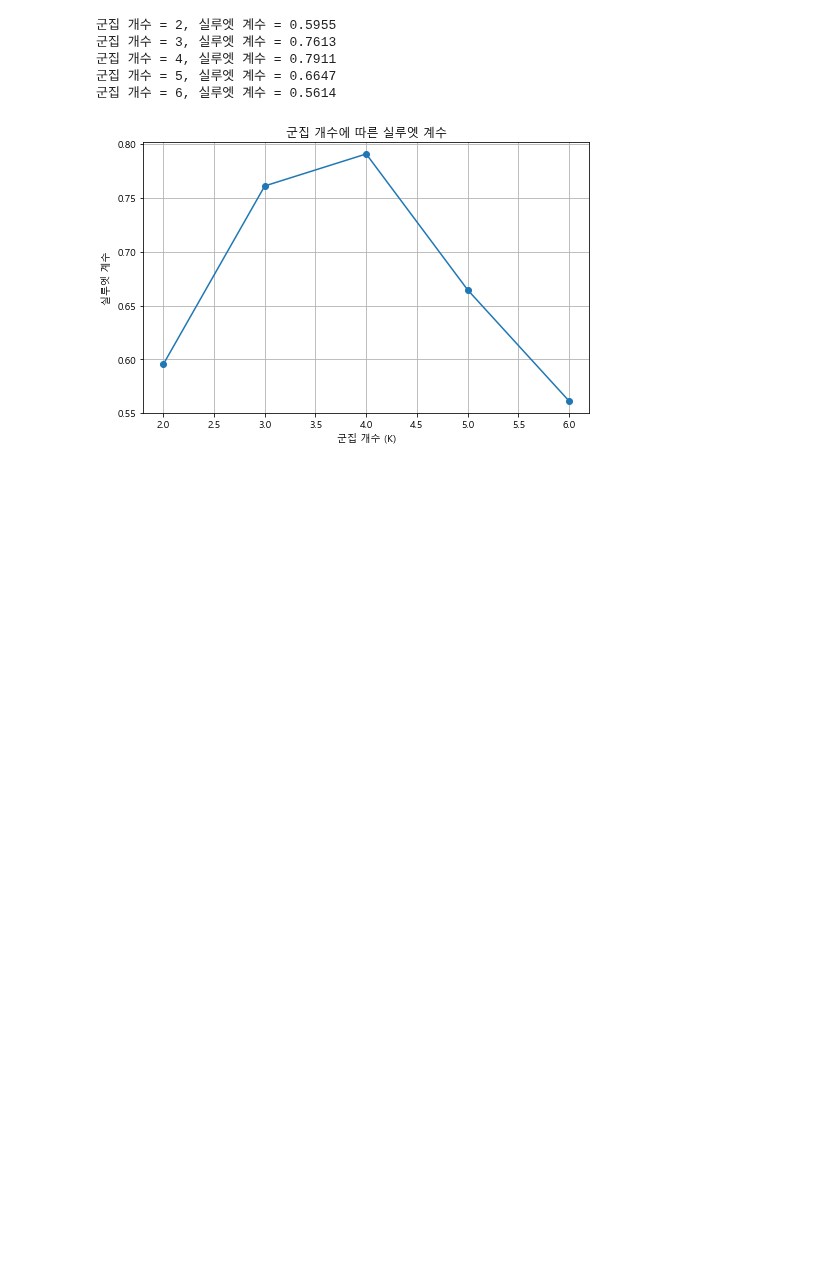
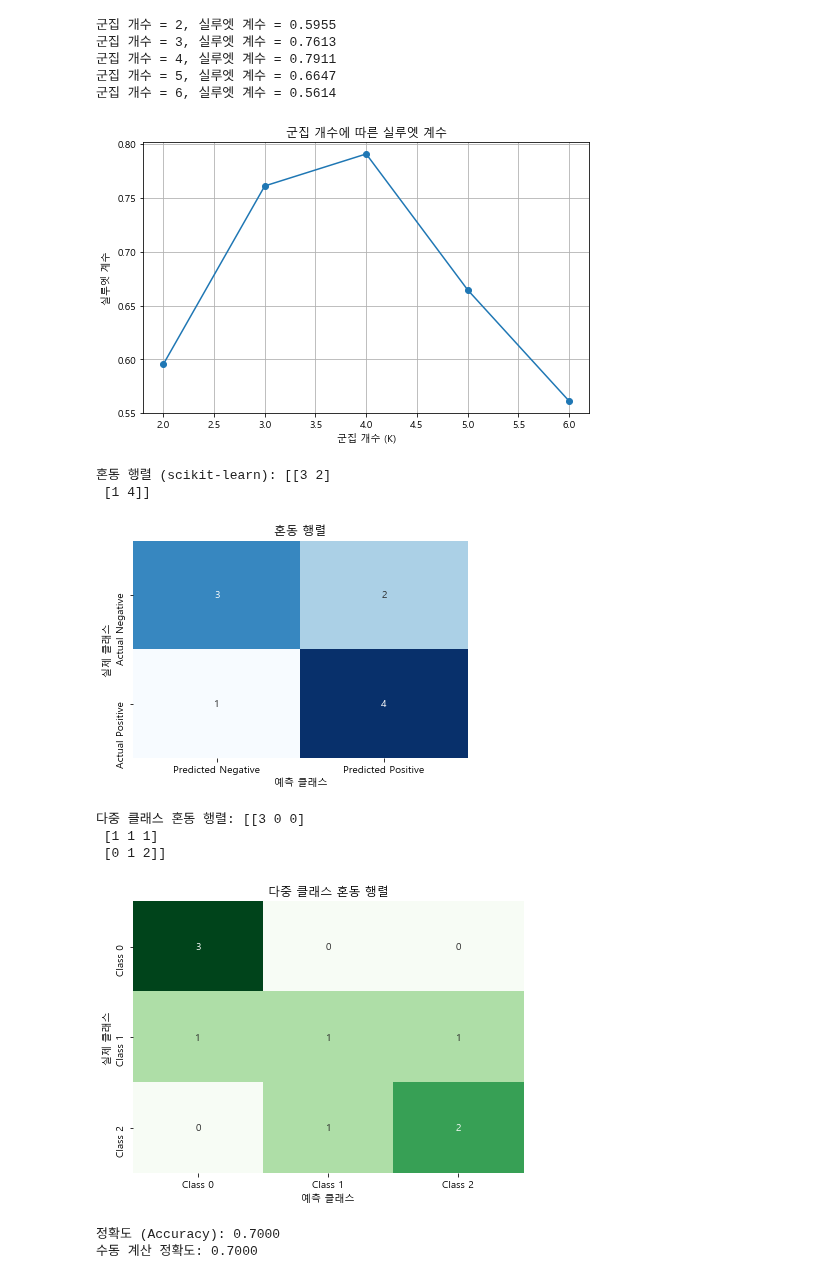
Before and after one commit to kangspa/ADP-study, a Jupyter notebook: PracticeTest/practice.ipynb, the cells around one changed output. Cells and saved outputs as stored; diff of their text form; code cells hidden in the pictures; blank space fills up the shorter version.

```diff
--- a/PracticeTest/practice.ipynb
+++ b/PracticeTest/practice.ipynb
@@ -190,3 +190,74 @@ plt.show()
 군집 개수 = 5, 실루엣 계수 = 0.6647
 군집 개수 = 6, 실루엣 계수 = 0.5614
 [figure]
+# %%
+import numpy as np
+from sklearn.metrics import confusion_matrix
+import pandas as pd
+import seaborn as sns
+import matplotlib.pyplot as plt
+
+# 예시 데이터
+y_true = np.array([0, 1, 0, 1, 0, 1, 0, 0, 1, 1])
+y_pred = np.array([0, 1, 1, 1, 0, 0, 0, 1, 1, 1])
+
+# scikit-learn을 이용한 혼동 행렬
+cm = confusion_matrix(y_true, y_pred)
+print("혼동 행렬 (scikit-learn):", cm)
+
+# 혼동 행렬 시각화 (seaborn)
+plt.figure(figsize=(6, 4))
+sns.heatmap(cm, annot=True, fmt="d", cmap="Blues", cbar=False,
+            xticklabels=['Predicted Negative', 'Predicted Positive'],
+            yticklabels=['Actual Negative', 'Actual Positive'])
+plt.xlabel('예측 클래스')
+plt.ylabel('실제 클래스')
+plt.title('혼동 행렬')
+plt.show()
+
+# 다중 클래스 분류 예시
+y_true_multi = np.array([0, 1, 2, 0, 1, 2, 0, 1, 2])
+y_pred_multi = np.array([0, 1, 1, 0, 2, 2, 0, 0, 2])
+
+cm_multi = confusion_matrix(y_true_multi, y_pred_multi)
+print("다중 클래스 혼동 행렬:", cm_multi)
+
+plt.figure(figsize=(7, 5))
+sns.heatmap(cm_multi, annot=True, fmt="d", cmap="Greens", cbar=False,
+            xticklabels=['Class 0', 'Class 1', 'Class 2'],
+            yticklabels=['Class 0', 'Class 1', 'Class 2'])
+plt.xlabel('예측 클래스')
+plt.ylabel('실제 클래스')
+plt.title('다중 클래스 혼동 행렬')
+plt.show()
+# %% [output]
+혼동 행렬 (scikit-learn): [[3 2]
+ [1 4]]
+[figure, added]
+다중 클래스 혼동 행렬: [[3 0 0]
+ [1 1 1]
+ [0 1 2]]
+[figure, added]
+# %%
+import numpy as np
+from sklearn.metrics import accuracy_score, confusion_matrix
+
+# 예시 데이터
+y_true = np.array([0, 1, 0, 1, 0, 1, 0, 0, 1, 1])
+y_pred = np.array([0, 1, 1, 1, 0, 0, 0, 1, 1, 1])
+
+# scikit-learn을 이용한 정확도 계산
+accuracy = accuracy_score(y_true, y_pred)
+print(f"정확도 (Accuracy): {accuracy:.4f}")
+
+# 혼동 행렬을 이용한 수동 계산
+cm = confusion_matrix(y_true, y_pred)
+TP = cm[1, 1]
+TN = cm[0, 0]
+FP = cm[0, 1]
+FN = cm[1, 0]
+manual_accuracy = (TP + TN) / (TP + TN + FP + FN)
+print(f"수동 계산 정확도: {manual_accuracy:.4f}")
+# %% [output]
+정확도 (Accuracy): 0.7000
+수동 계산 정확도: 0.7000
```
Also changed, not shown: parts of 3 cells of this notebook, 3 other files.
